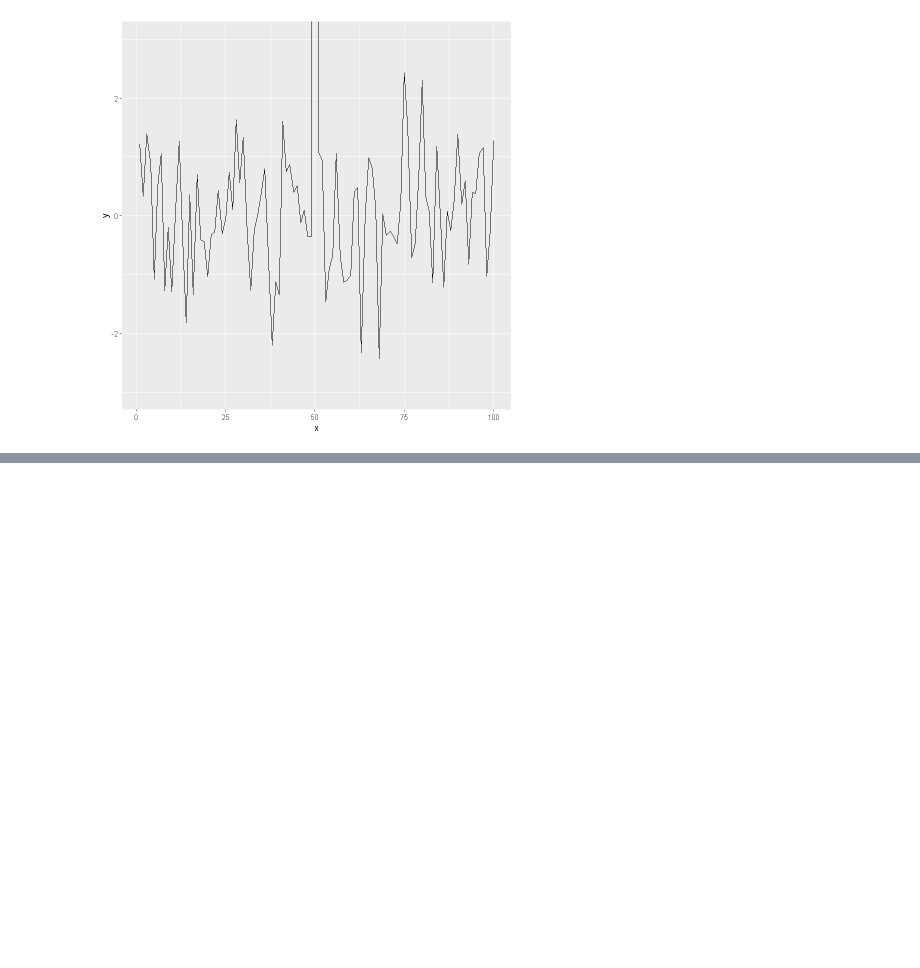
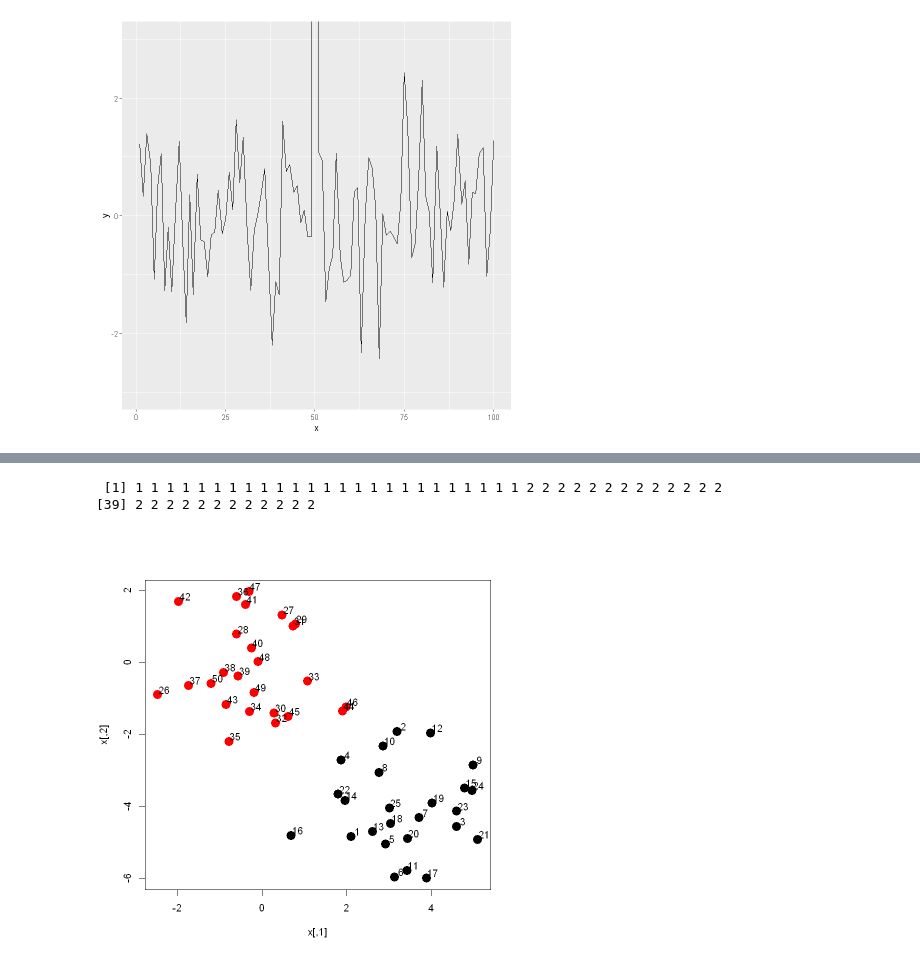
Before and after one commit to joebrillantes/dataviz-mentorship-2020, a Jupyter notebook: Exploratory Data Analysis Notes.ipynb, the cells around one changed output, grey strips where cells are left out. Saved outputs shown, nothing was run; the diff lists cells and outputs as text; code cells hidden in the pictures; blank space fills up the shorter version.

```diff
--- a/Exploratory Data Analysis Notes.ipynb
+++ b/Exploratory Data Analysis Notes.ipynb
@@ -529,0 +625,8 @@ ggplot(testdat, aes(x = x, y = y)) + geom_line() + coord_cartesian(ylim = c(-3,
+# %%
+cutree(hClustering3, 2)
+plot(x, col = cutree (hClustering3, 2), pch = 19, cex = 2)
+text(x[,1] + 0.15, x[,2] + 0.15, labels = as.character(1:50))
+# %% [output]
+ [1] 1 1 1 1 1 1 1 1 1 1 1 1 1 1 1 1 1 1 1 1 1 1 1 1 1 2 2 2 2 2 2 2 2 2 2 2 2 2
+[39] 2 2 2 2 2 2 2 2 2 2 2 2
+[figure, added]
```
Also changed, not shown: parts of 30 cells of this notebook.
